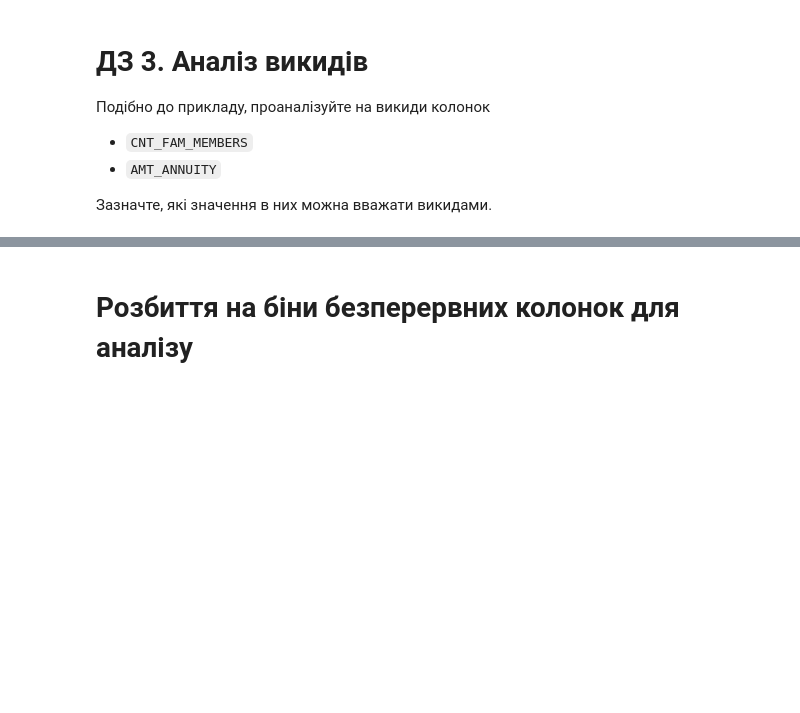
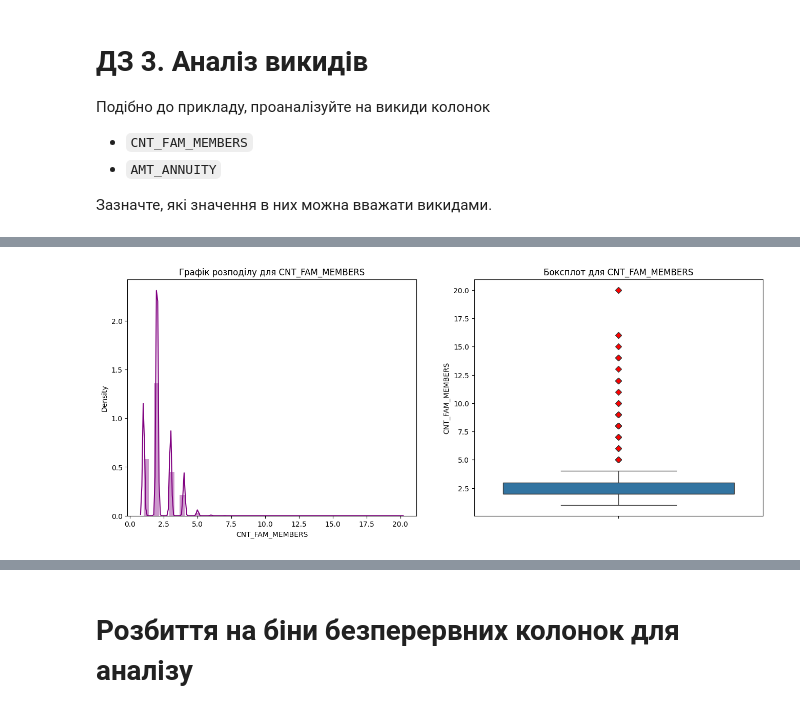
Before and after one commit to Johnny-Jackpot/python_for_ml_tasks, a Jupyter notebook: 1.2 Дослідницький аналіз даних/1_Credit_EDA.ipynb, the cells around one changed output, grey strips where cells are left out. Drawn from its saved outputs; the diff is of its cells as text; code cells hidden in the pictures; blank space fills up the shorter version.

```diff
--- a/1.2 Дослідницький аналіз даних/1_Credit_EDA.ipynb
+++ b/1.2 Дослідницький аналіз даних/1_Credit_EDA.ipynb
@@ -1690,0 +1729,4 @@ df[df['AMT_INCOME_TOTAL'] > 900000].head()
+# %%
+dist_box(df,'CNT_FAM_MEMBERS')
+# %% [output]
+[figure, added]
```
Also changed, not shown: parts of 12 cells of this notebook.
